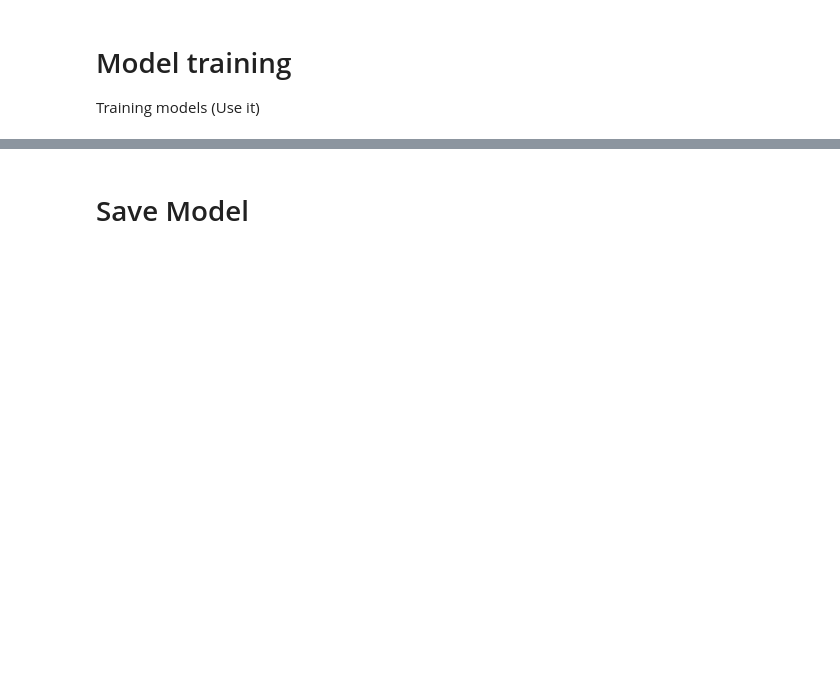
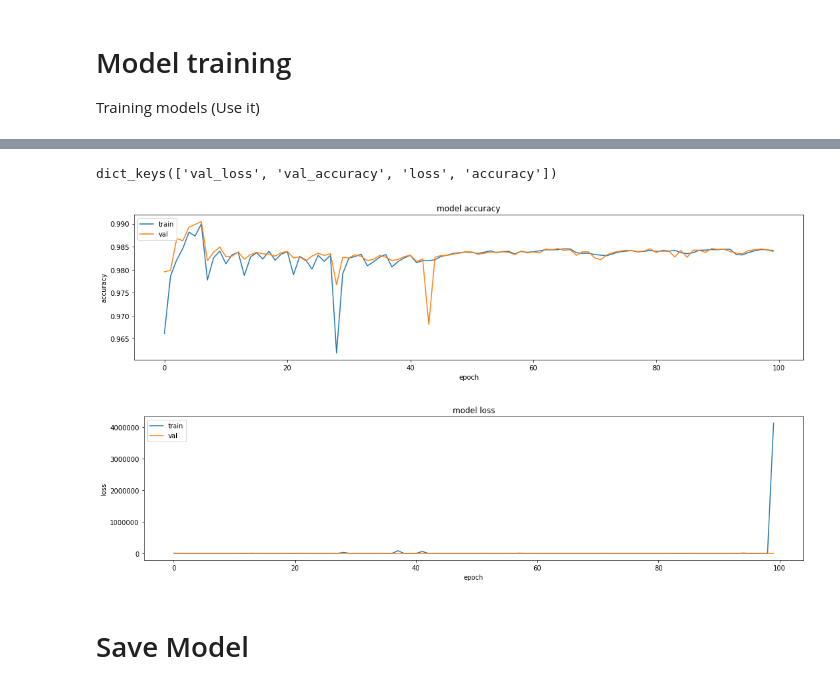
Before and after one commit to francovm/SSE, a Jupyter notebook: notebooks/11-LSTM-Vanilla-Anomaly.ipynb, the cells around one changed output, grey strips where cells are left out. Saved outputs shown, nothing was run; the diff lists cells and outputs as text; code cells hidden in the pictures; blank space fills up the shorter version.

```diff
--- a/notebooks/11-LSTM-Vanilla-Anomaly.ipynb
+++ b/notebooks/11-LSTM-Vanilla-Anomaly.ipynb
@@ -168,7 +174,7 @@ model.add(LSTM(64, activation='relu', return_sequences=True))
 model.add(LSTM(64, activation='relu', return_sequences=True))
 model.add(LSTM(128, activation='relu', return_sequences=True))
 model.add(TimeDistributed(Dense(n_features)))
-model.compile(loss='binary_crossentropy',optimizer='adam', loss='mse', metrics=['accuracy']))
+model.compile(loss='mse',optimizer='adam', metrics=['accuracy'])
 
 # model = Sequential()
 # model.add(LSTM(50, input_shape=(n_timesteps,n_features)))
@@ -183,9 +189,8 @@ cp = ModelCheckpoint(filepath="/home/francovm/Projects/SSE/models/Binary_clasifi
                                verbose=0)
 
 tb = TensorBoard(log_dir='/home/francovm/Projects/SSE/models/Binary_clasifier/Tensorboard/Vanilla-anomaly_LSTM_SSE_20window',
-                histogram_freq=0,
-                write_graph=True,
-                write_images=True)
+                 histogram_freq=0,
+                 write_graph=True,write_images=True)
 
 csv_logger = CSVLogger('/home/francovm/Projects/SSE/data/Visualization/Data/Vanilla-anomaly_LSTM_SSE_20window.csv', append=True, separator=';')
 
@@ -193,8 +198,8 @@ csv_logger = CSVLogger('/home/francovm/Projects/SSE/data/Visualization/Data/Vani
 early_stopping_monitor = EarlyStopping(patience=5)
 
 # fit network
-history = model.fit(X_train_y0, X_train_y0, epochs=epochs, batch_size=batch_size,validation_data=(X_valid_y0, X_valid_y0), verbose=verbose,
-                    callbacks=[early_stopping_monitor,csv_logger,cp,tb])
+history = model.fit(X_train_y0, X_train_y0, epochs=epochs, batch_size=batch_size,validation_data=(X_valid_y0, X_valid_y0),
+                    verbose=verbose,callbacks=[csv_logger,cp,tb])
 
 
 # evaluate model
@@ -204,40 +227,44 @@ history = model.fit(X_train_y0, X_train_y0, epochs=epochs, batch_size=batch_size
 print(history.history.keys())
 
 # summarize history for accuracy
-plt.plot(history.history['acc'])
-plt.plot(history.history['val_acc'])
+plt.plot(history.history['accuracy'])
+plt.plot(history.history['val_accuracy'])
 plt.title('model accuracy')
 plt.ylabel('accuracy')
 plt.xlabel('epoch')
 plt.legend(['train', 'val'], loc='upper left')
 
 # Get current size
 fig_size = plt.rcParams["figure.figsize"]
 #  Set figure width to 18 and height to 4
 fig_size[0] = 18
 fig_size[1] = 4
 plt.rcParams["figure.figsize"] = fig_size
 
 plt.savefig('/home/francovm/Projects/SSE/data/Visualization/Vanilla-anomaly_LSTM_SSE_20window.png')
 plt.show()
 
 # summarize history for loss
 plt.plot(history.history['loss'])
 plt.plot(history.history['val_loss'])
 plt.title('model loss')
 plt.ylabel('loss')
 plt.xlabel('epoch')
 plt.legend(['train', 'val'], loc='upper left')
  # Get current size
 fig_size = plt.rcParams["figure.figsize"]
 
 # Set figure width to 18 and height to 4
 fig_size[0] = 18
 fig_size[1] = 4
 plt.rcParams["figure.figsize"] = fig_size
 
 plt.savefig('/home/francovm/Projects/SSE/data/Visualization/Vanilla-anomaly_LSTM_SSE_20window.png')
 plt.show()
+# %% [output]
+dict_keys(['val_loss', 'val_accuracy', 'loss', 'accuracy'])
+[figure, added]
+[figure, added]
 # %% [markdown]
 # Save Model
 # %%
```
Also changed, not shown: parts of 7 cells of this notebook, 8 other files.
